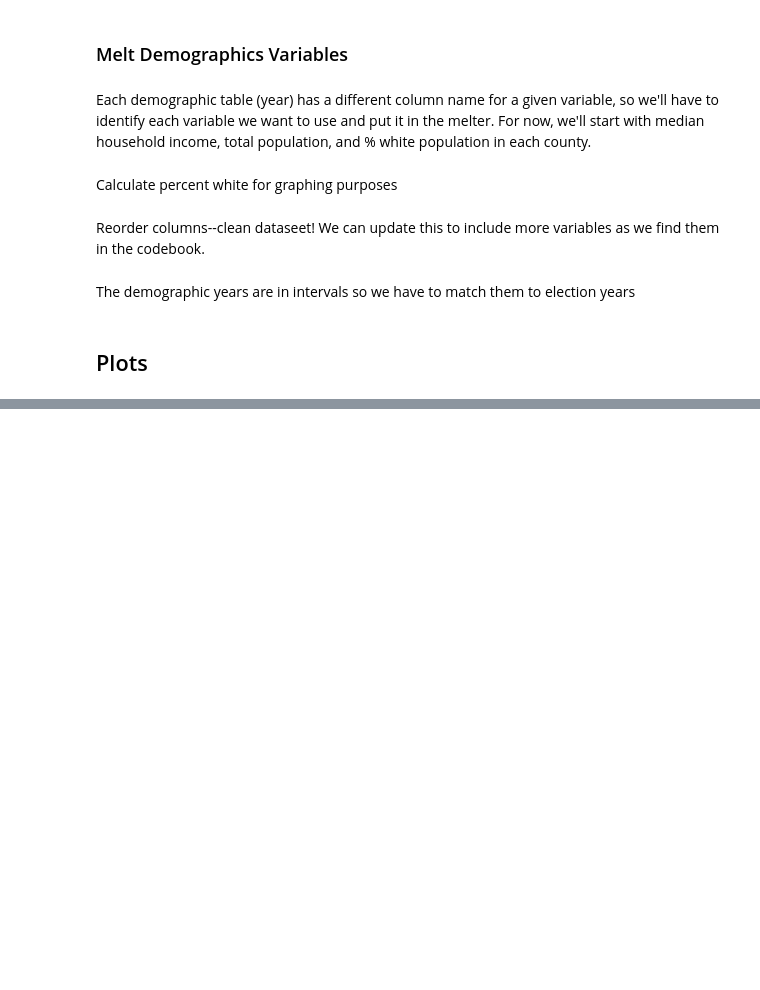
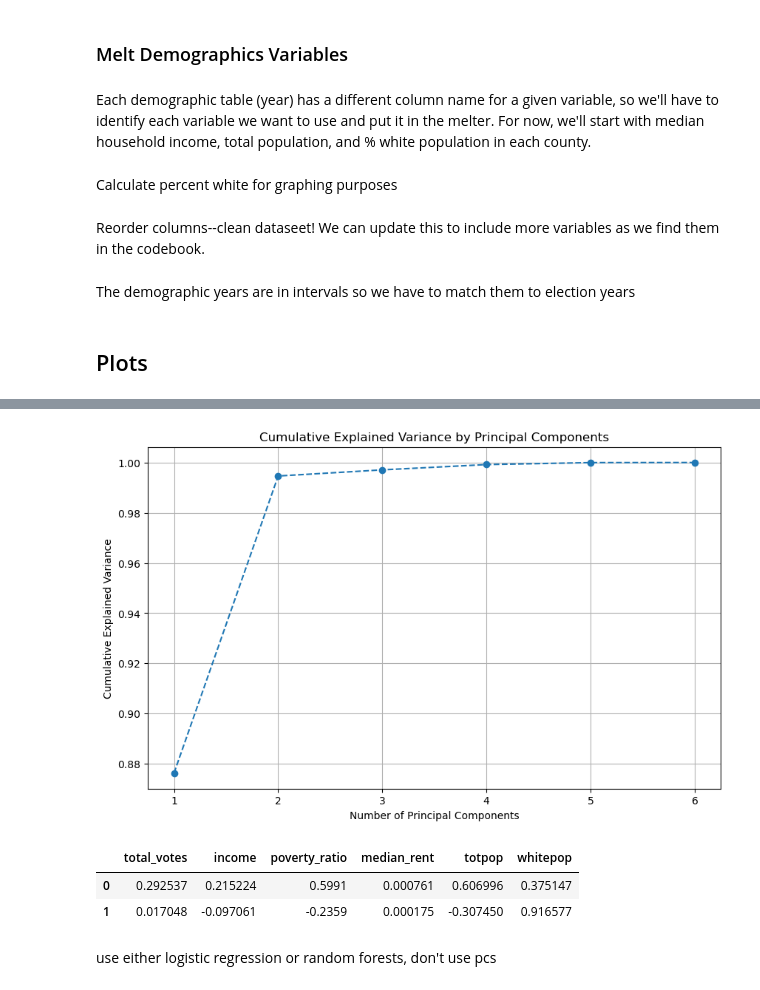
Before and after one commit to Hep7vv/DS3001-Final-Project, a Jupyter notebook: eda.ipynb, the cells around one changed output, grey strips where cells are left out. Saved outputs shown, nothing was run; the diff lists cells and outputs as text; code cells hidden in the pictures; blank space fills up the shorter version.

```diff
--- a/eda.ipynb
+++ b/eda.ipynb
@@ -206,0 +222,29 @@ Text(0.5, 1.0, 'Voter turnout increases over year')
+# %%
+variables = ['total_votes', 'income', 'poverty_ratio', 'median_rent', 'totpop', 'whitepop']
+X = df.loc[:, variables]
+# %%
+from sklearn.decomposition import PCA
+from sklearn.preprocessing import StandardScaler
+import matplotlib.pyplot as plt
+
+X = X.dropna()
+
+scaler = StandardScaler()
+scaled_data = scaler.fit_transform(X)
+
+pca = PCA()
+pca_result = pca.fit_transform(scaled_data)
+
+explained_variance_ratio = pca.explained_variance_ratio_
+
+cumulative_variance = explained_variance_ratio.cumsum()
+
+plt.figure(figsize=(10, 6))
+plt.plot(range(1, len(cumulative_variance) + 1), cumulative_variance, marker='o', linestyle='--')
+plt.title('Cumulative Explained Variance by Principal Components')
+plt.xlabel('Number of Principal Components')
+plt.ylabel('Cumulative Explained Variance')
+plt.grid()
+plt.show()
+# %% [output]
+[figure, added]
@@ -206,0 +255,12 @@ Text(0.5, 1.0, 'Voter turnout increases over year')
+# %%
+loadings = pd.DataFrame(
+    pca.components_,
+    columns=X.columns,
+)
+loadings
+# %% [output]
+|  | total_votes | income | poverty_ratio | median_rent | totpop | whitepop |
+| 0 | 0.292537 | 0.215224 | 0.5991 | 0.000761 | 0.606996 | 0.375147 |
+| 1 | 0.017048 | -0.097061 | -0.2359 | 0.000175 | -0.307450 | 0.916577 |
+# %% [markdown]
+use either logistic regression or random forests, don't use pcs
```
Also changed, not shown: parts of 11 cells of this notebook, 5 other files.
